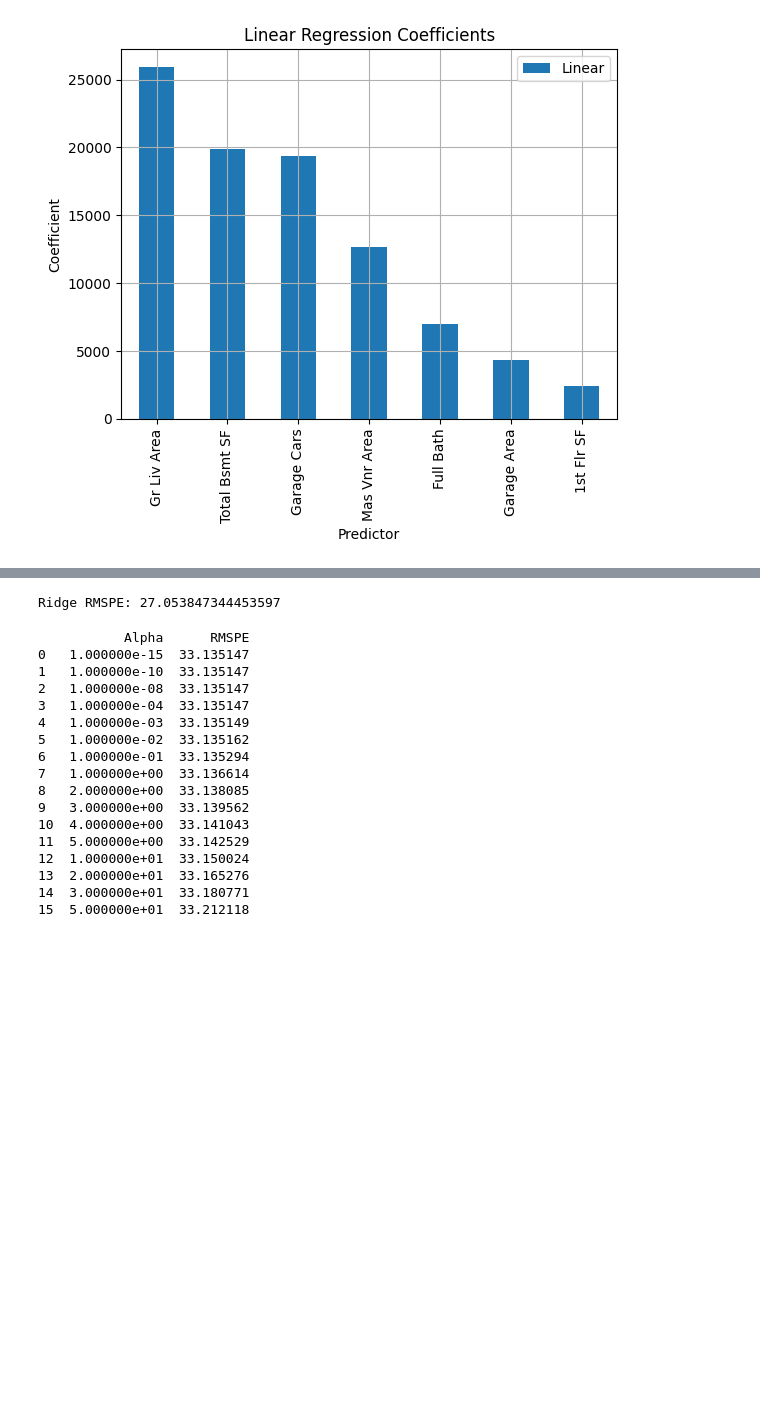
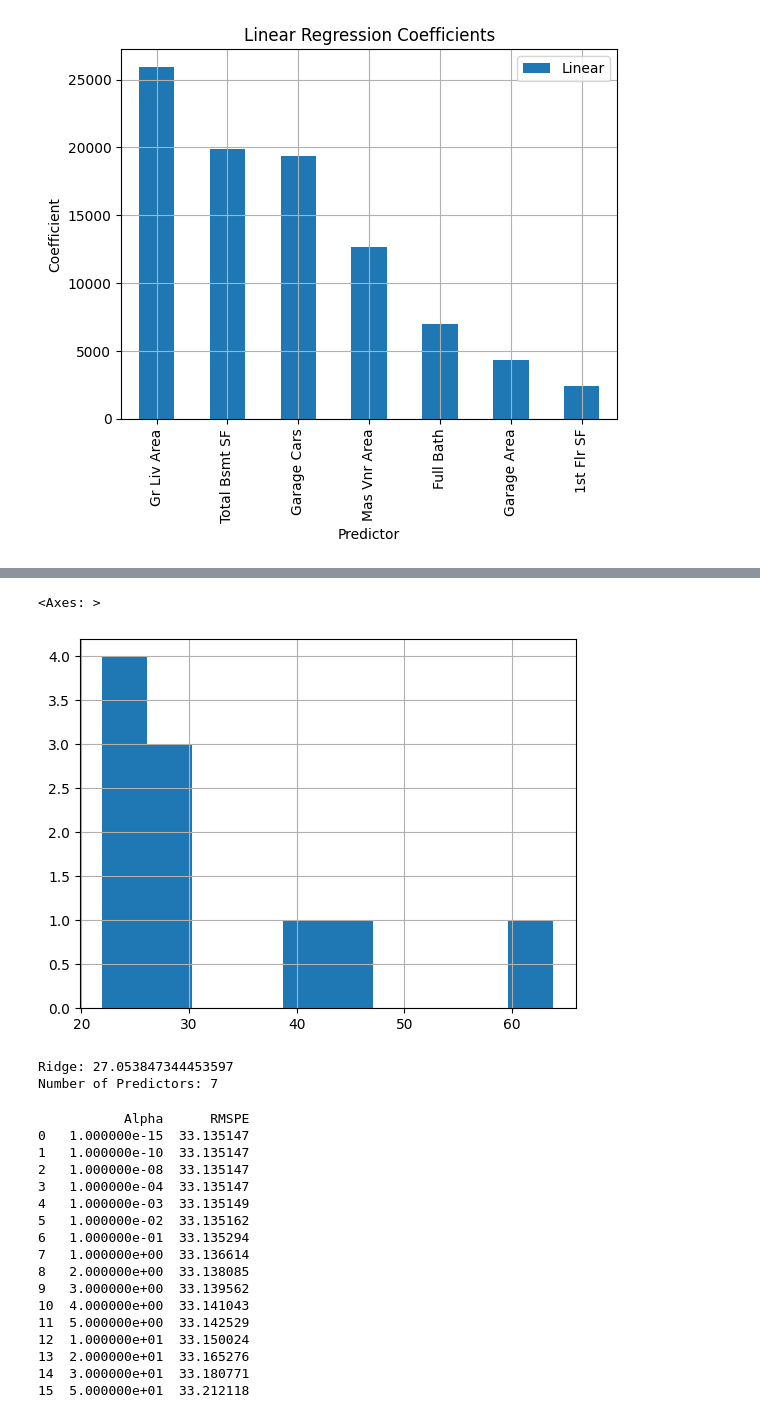
Before and after one commit to lisabortiz/Data-Science-Portfolio, a Jupyter notebook: Project_2/Project_2_Housing_Description_for_Students.ipynb, the cells around one changed output, grey strips where cells are left out. Drawn from its saved outputs; the diff is of its cells as text; code cells hidden in the pictures; blank space fills up the shorter version.

```diff
--- a/Project_2/Project_2_Housing_Description_for_Students.ipynb
+++ b/Project_2/Project_2_Housing_Description_for_Students.ipynb
@@ -665,3 +676,8 @@ Linear CV RMSPE: 33.13514729295811
+# %%
+pd.Series(results).hist()
+# %% [output]
+<Axes: >
+[figure, added]
 # %%
 # Train the model
 my_fit_rr = Ridge(alpha = 1) # Arbitrarily choosing alpha = 1
@@ -671,9 +687,11 @@ my_fit_rr.fit(X_train, y_train) ;
 y_pred = my_fit_rr.predict(X_test)
 #rmse = np.sqrt(np.mean(np.square(y_test - y_pred)))
 rmspe = (((y_test - y_pred) / y_test) **2).mean()**(1/2) * 100
-print(f"Ridge RMSPE: {rmspe}")
+print(f"Ridge: {rmspe}")
+print(f"Number of Predictors: {len(X.columns)}")
 # %% [output]
-Ridge RMSPE: 27.053847344453597
+Ridge: 27.053847344453597
+Number of Predictors: 7
 # %%
 # Specify values of alpha we want to try
 alph = [1e-15, 1e-10, 1e-8, 1e-4, 1e-3, 1e-2, 1e-1, 1, 2, 3, 4, 5, 10, 20, 30, 50]
```
Also changed, not shown: parts of 16 cells of this notebook.
